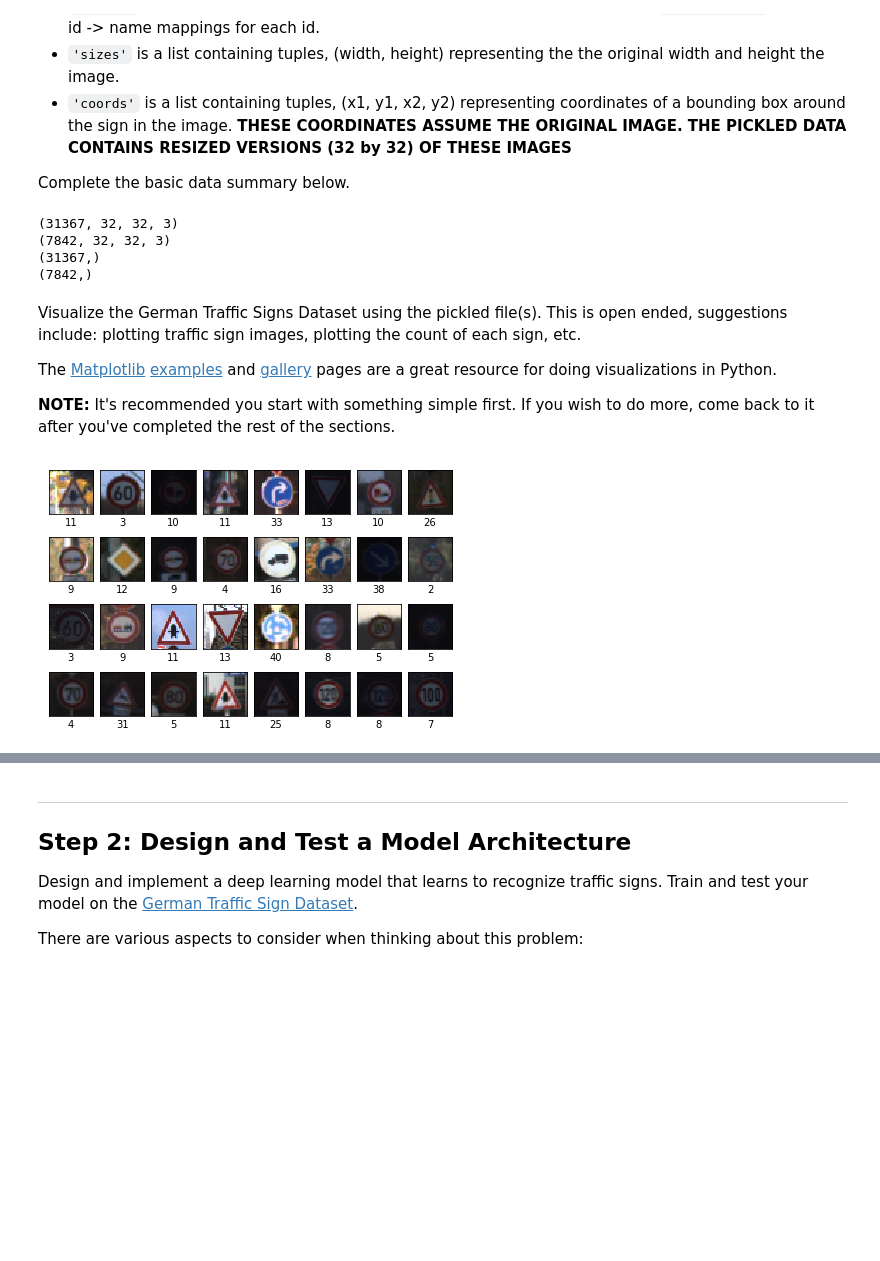
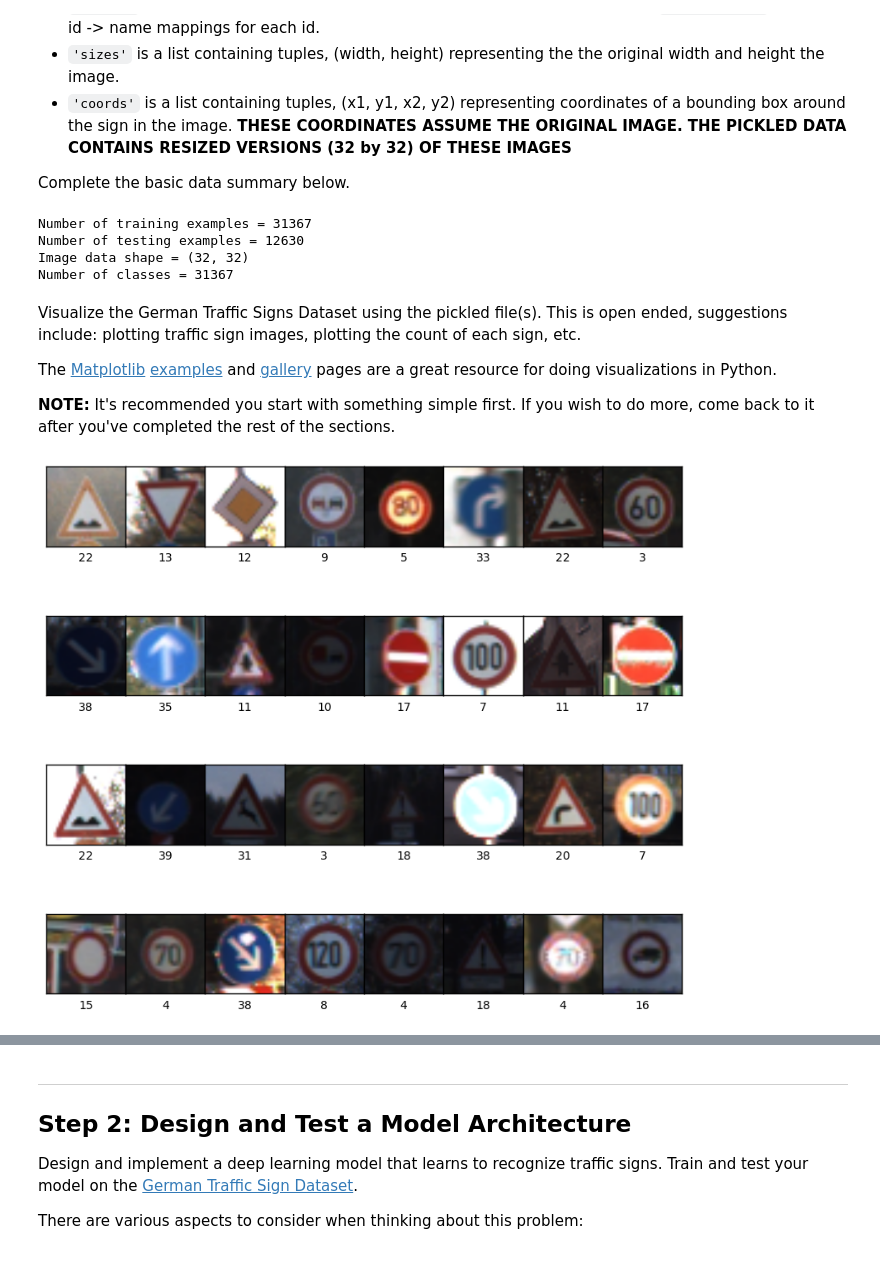
Before and after one commit to amanagarwal1993/carnd-traffic-signs, a Jupyter notebook: Traffic_Sign_Classifier.ipynb, the cells around one changed output, grey strips where cells are left out. Saved outputs shown, nothing was run; the diff lists cells and outputs as text; code cells hidden in the pictures; blank space fills up the shorter version.

```diff
--- a/Traffic_Sign_Classifier.ipynb
+++ b/Traffic_Sign_Classifier.ipynb
@@ -56,15 +56,20 @@ from sklearn.cross_validation import train_test_split
 
 X_train, X_validation, y_train, y_validation = train_test_split(X_train, y_train, test_size=0.2, random_state=0)
 
-print (X_train.shape)
-print (X_validation.shape)
-print (y_train.shape)
-print (y_validation.shape)
+n_train = (len(X_train))
+n_test = len(X_test)
+image_shape = np.shape(X_train)[1:3]
+n_classes = len(y_train)
+
+print("Number of training examples =", n_train)
+print("Number of testing examples =", n_test)
+print("Image data shape =", image_shape)
+print("Number of classes =", n_classes)
 # %% [output]
-(31367, 32, 32, 3)
-(7842, 32, 32, 3)
-(31367,)
-(7842,)
+Number of training examples = 31367
+Number of testing examples = 12630
+Image data shape = (32, 32)
+Number of classes = 31367
 # %% [markdown]
 Visualize the German Traffic Signs Dataset using the pickled file(s). This is open ended, suggestions include: plotting traffic sign images, plotting the count of each sign, etc.
 
@@ -74,21 +79,21 @@ The [Matplotlib](http://matplotlib.org/) [examples](http://matplotlib.org/exampl
 # %%
 ### Data exploration visualization goes here.
 ### Feel free to use as many code cells as needed.
 import matplotlib.pyplot as plt
 # Visualizations will be shown in the notebook.
 %matplotlib inline
 
 import random
 
 x = random.sample(range(1, len(X_train)), 32)
-fig = plt.figure()
+fig = plt.figure(figsize=(8,8))
 axes = []
 for i in range(0, len(x)):
     axis = fig.add_subplot(4,8,i+1)
     axis.set_xlabel(y_train[x[i]])
     plt.xticks(np.array([]))
     plt.yticks(np.array([]))
     axis.imshow(X_train[x[i]])
-plt.tight_layout(h_pad=0.5, w_pad=0)
+plt.tight_layout(h_pad=0, w_pad=0)
 # %% [output]
-[figure, old version]
+[figure, new version]
```
Also changed, not shown: parts of 1 cell of this notebook, 1 other file.
